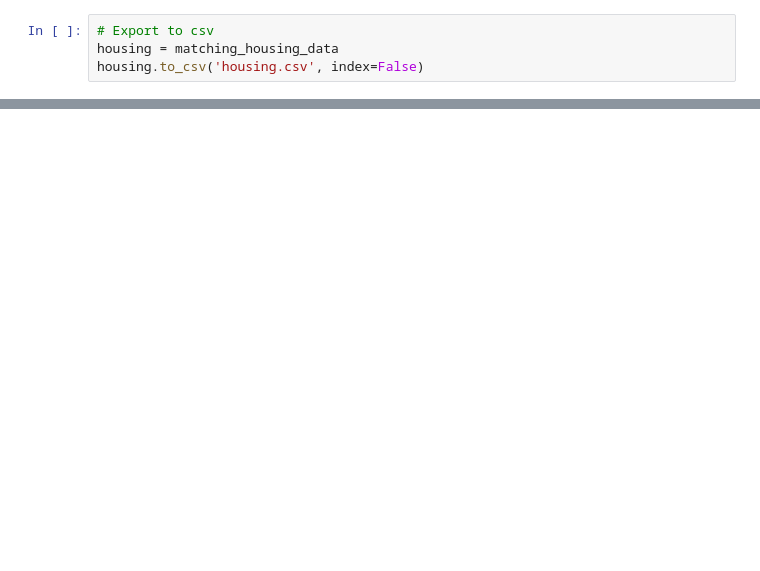
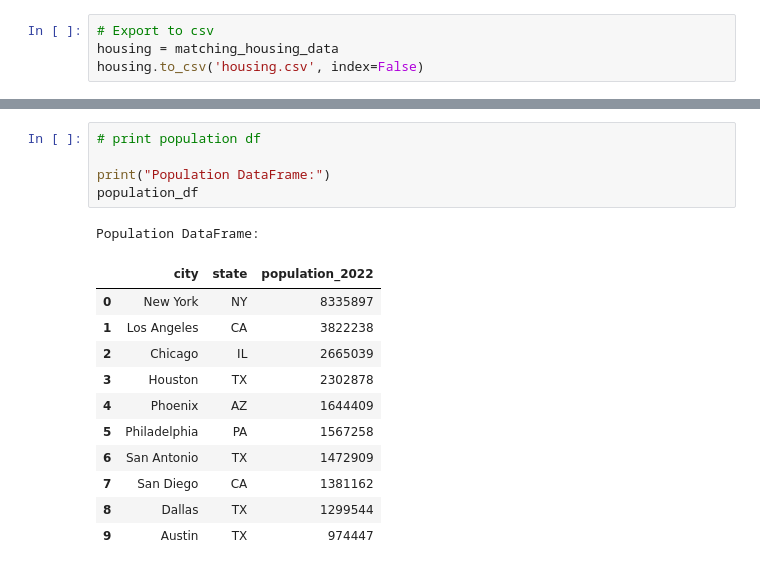
Before and after one commit to annaramer/project3, a Jupyter notebook: Cerberus.ipynb, the cells around one changed output, grey strips where cells are left out. Saved outputs shown, nothing was run; the diff lists cells and outputs as text; blank space fills up the shorter version.

```diff
--- a/Cerberus.ipynb
+++ b/Cerberus.ipynb
@@ -148,0 +169,18 @@ housing.to_csv('housing.csv', index=False)
+# %%
+# print population df
+
+print("Population DataFrame:")
+population_df
+# %% [output]
+Population DataFrame:
+|  | city | state | population_2022 |
+| 0 | New York | NY | 8335897 |
+| 1 | Los Angeles | CA | 3822238 |
+| 2 | Chicago | IL | 2665039 |
+| 3 | Houston | TX | 2302878 |
+| 4 | Phoenix | AZ | 1644409 |
+| 5 | Philadelphia | PA | 1567258 |
+| 6 | San Antonio | TX | 1472909 |
+| 7 | San Diego | CA | 1381162 |
+| 8 | Dallas | TX | 1299544 |
+| 9 | Austin | TX | 974447 |
```
Also changed, not shown: parts of 3 cells of this notebook, 6 other files.
